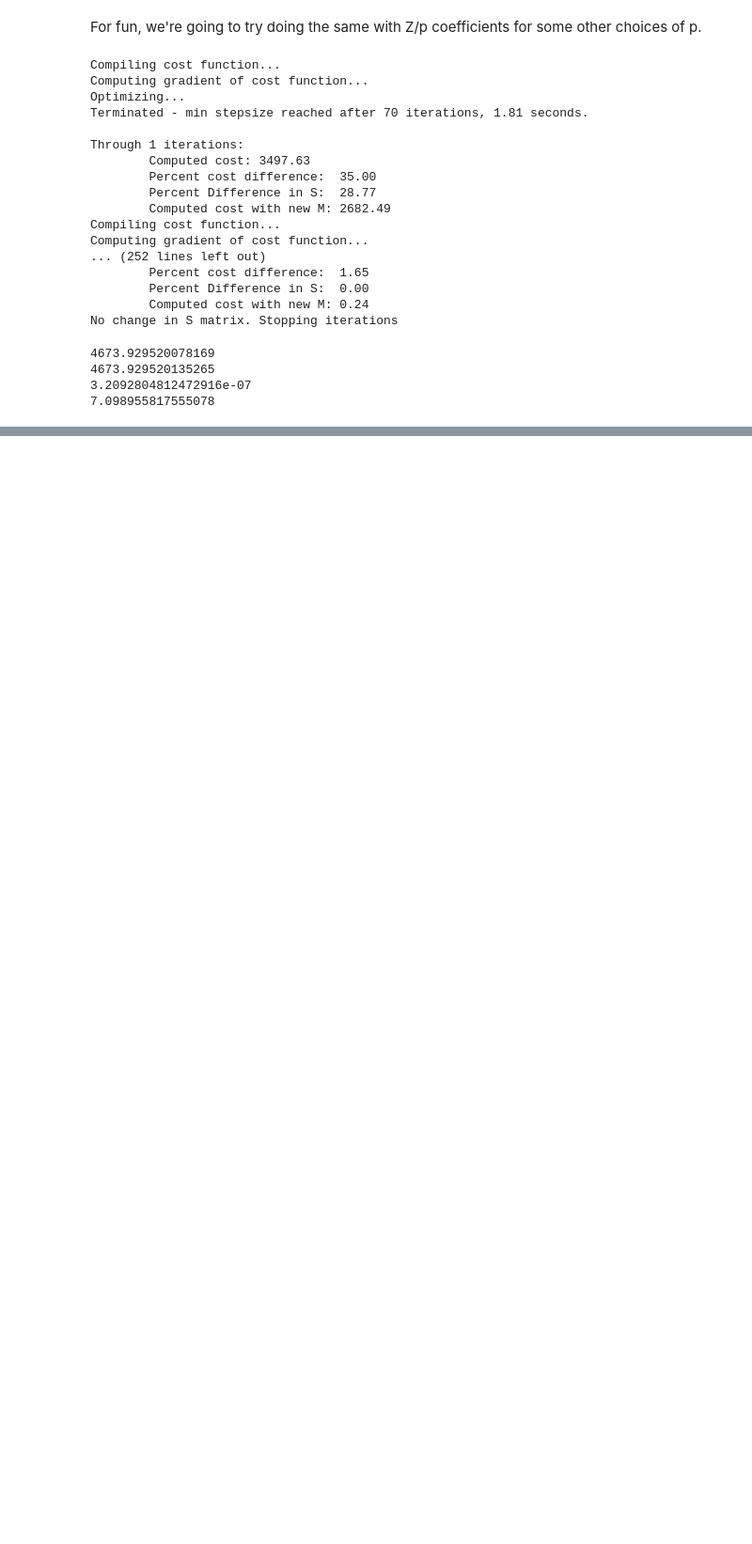
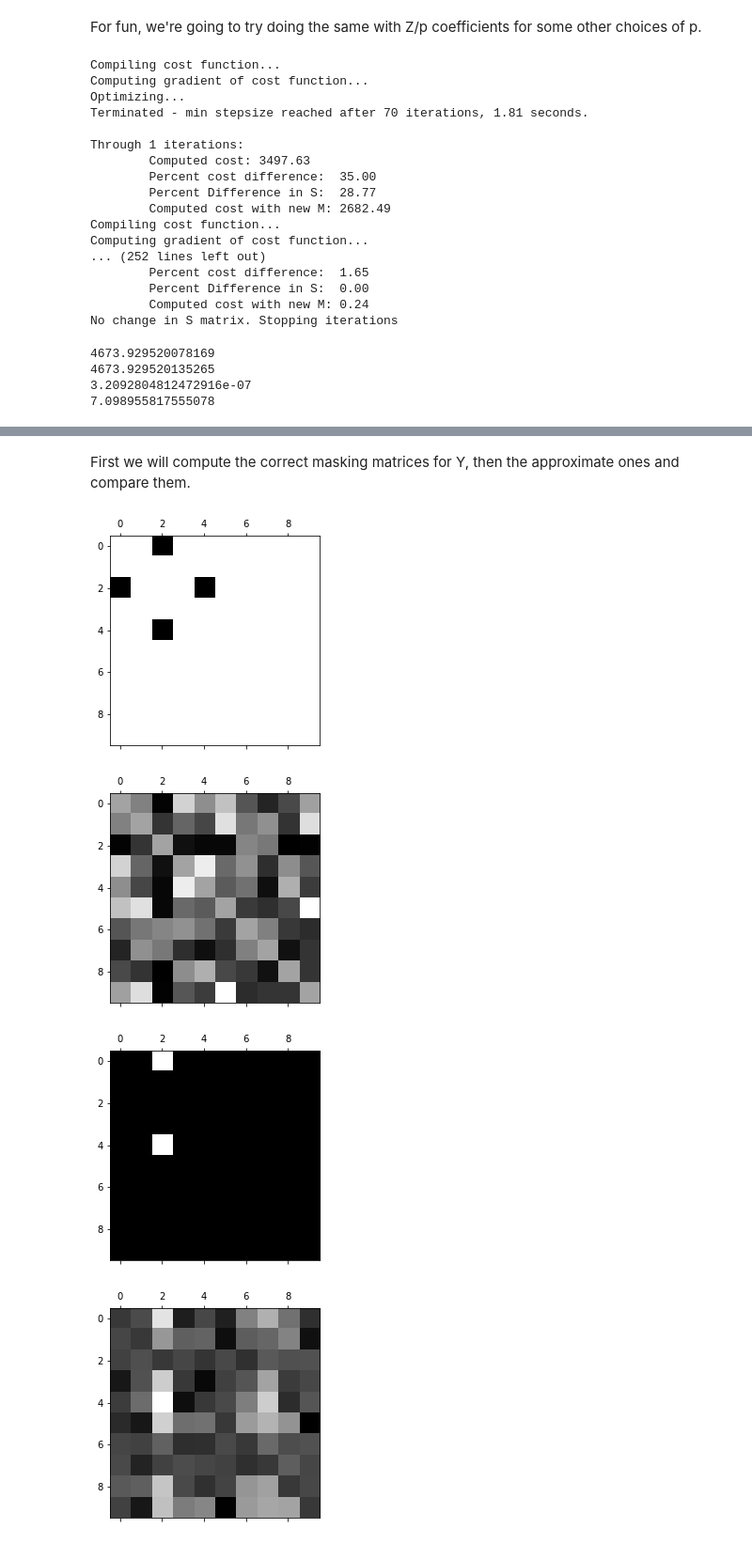
Before and after one commit to joshuamirth/EquivariantNDR, a Jupyter notebook: Projective_Lens_Comparison.ipynb, the cells around one changed output, grey strips where cells are left out. Shown: that part at 94% size. Saved outputs shown, nothing was run; the diff lists cells and outputs as text; code cells hidden in the pictures; blank space fills up the shorter version.

```diff
--- a/Projective_Lens_Comparison.ipynb
+++ b/Projective_Lens_Comparison.ipynb
@@ -142,0 +139,14 @@ print(np.linalg.norm(X_A-X_A3))
+# %%
+Y_test = np.array([[0.36958081, 0.29300698, 0.02572654, 0.53969871, 0.61135288,
+        0.40550388, 0.33059219, 0.0792089 , 0.74621095, 0.36764823],
+       [0.36570702, 0.2460159 , 0.53474421, 0.51714196, 0.43693368,
+        0.09664593, 0.62172692, 0.43252359, 0.26015863, 0.06039942],
+       [0.22594272, 0.57227697, 0.50929927, 0.21175386, 0.19362319,
+        0.39610209, 0.45499422, 0.55146368, 0.09354972, 0.40995549],
+       [0.31211421, 0.42343251, 0.09902943, 0.30763031, 0.08130263,
+        0.37628133, 0.21583957, 0.51430099, 0.2958351 , 0.47160695],
+       [0.65648342, 0.40623174, 0.02442079, 0.43235801, 0.40171218,
+        0.56085669, 0.21671957, 0.11807823, 0.2107268 , 0.56327422],
+       [0.3875984 , 0.42638344, 0.6660314 , 0.33893944, 0.47944122,
+        0.46171575, 0.45121016, 0.47338054, 0.48457298, 0.39170425]])
+print(np.linalg.norm(Y,axis=0))
@@ -142,0 +157,7 @@ print(np.linalg.norm(X_A-X_A3))
+# %%
+p_eg = 5
+d_eg = 5
+omega_eg = lens_mds.g_action_matrix(p_eg,d_eg)
+D_test = 0.2*np.ones((10,10))
+np.fill_diagonal(D,0.0)
+print(D_test)
@@ -142,0 +175,14 @@ print(np.linalg.norm(X_A-X_A3))
+# %% [markdown]
+First we will compute the correct masking matrices for Y, then the approximate ones and compare them.
+# %%
+S = lens_mds.optimal_rotation(Y_test,omega_eg,p_eg)
+M_true = lens_mds.get_masks(S,p_eg)
+M_appx = lens_mds.get_blurred_masks(Y_test,omega_eg,p_eg,D_test)
+for j in range(p_eg):
+    plt.matshow(M_true[j],cmap='gray')
+    plt.matshow(M_appx[j],cmap='gray')
+# %% [output]
+[figure, added]
+[figure, added]
+[figure, added]
+[figure, added]
```
Also changed, not shown: parts of 17 cells of this notebook.
